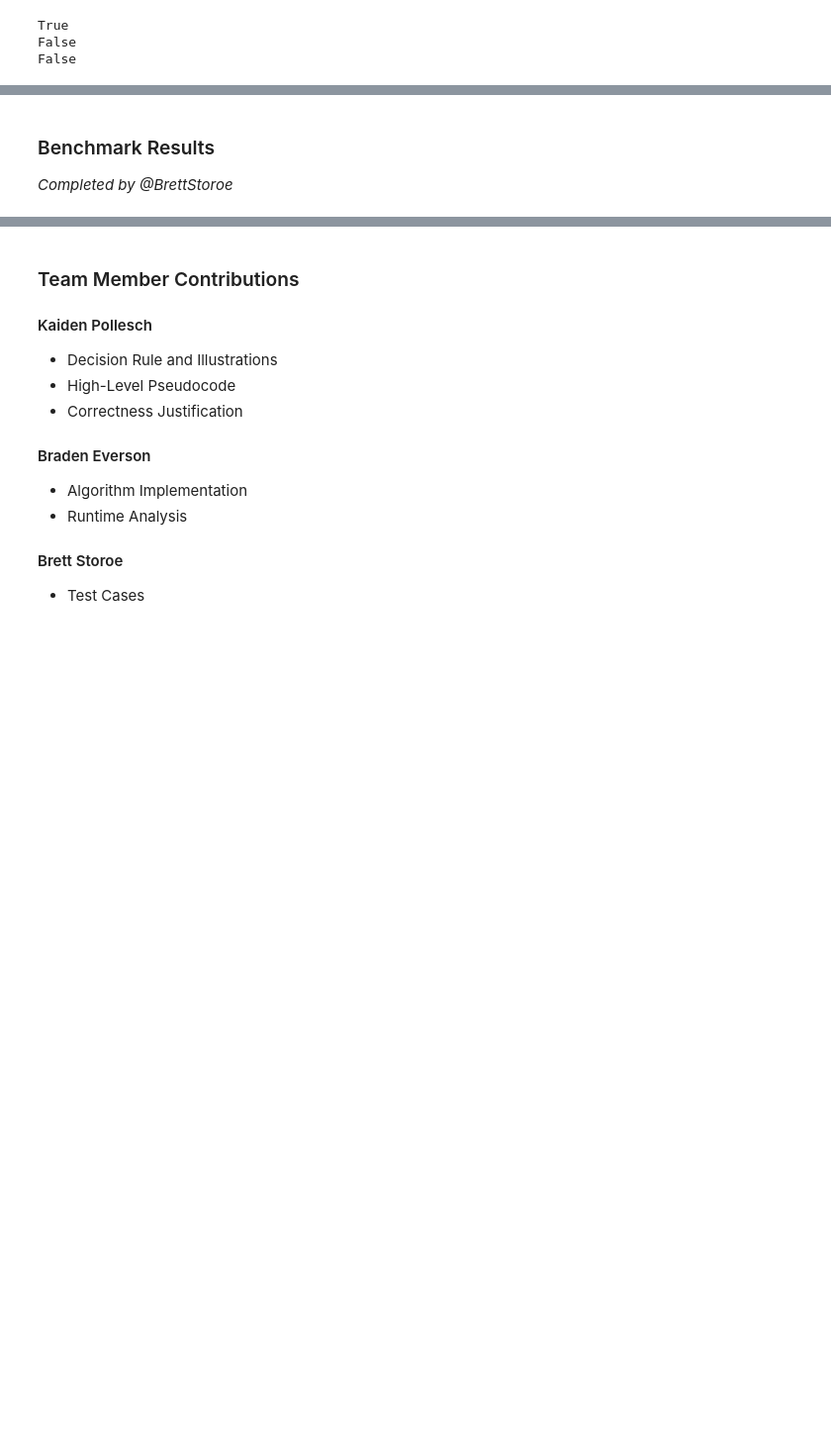
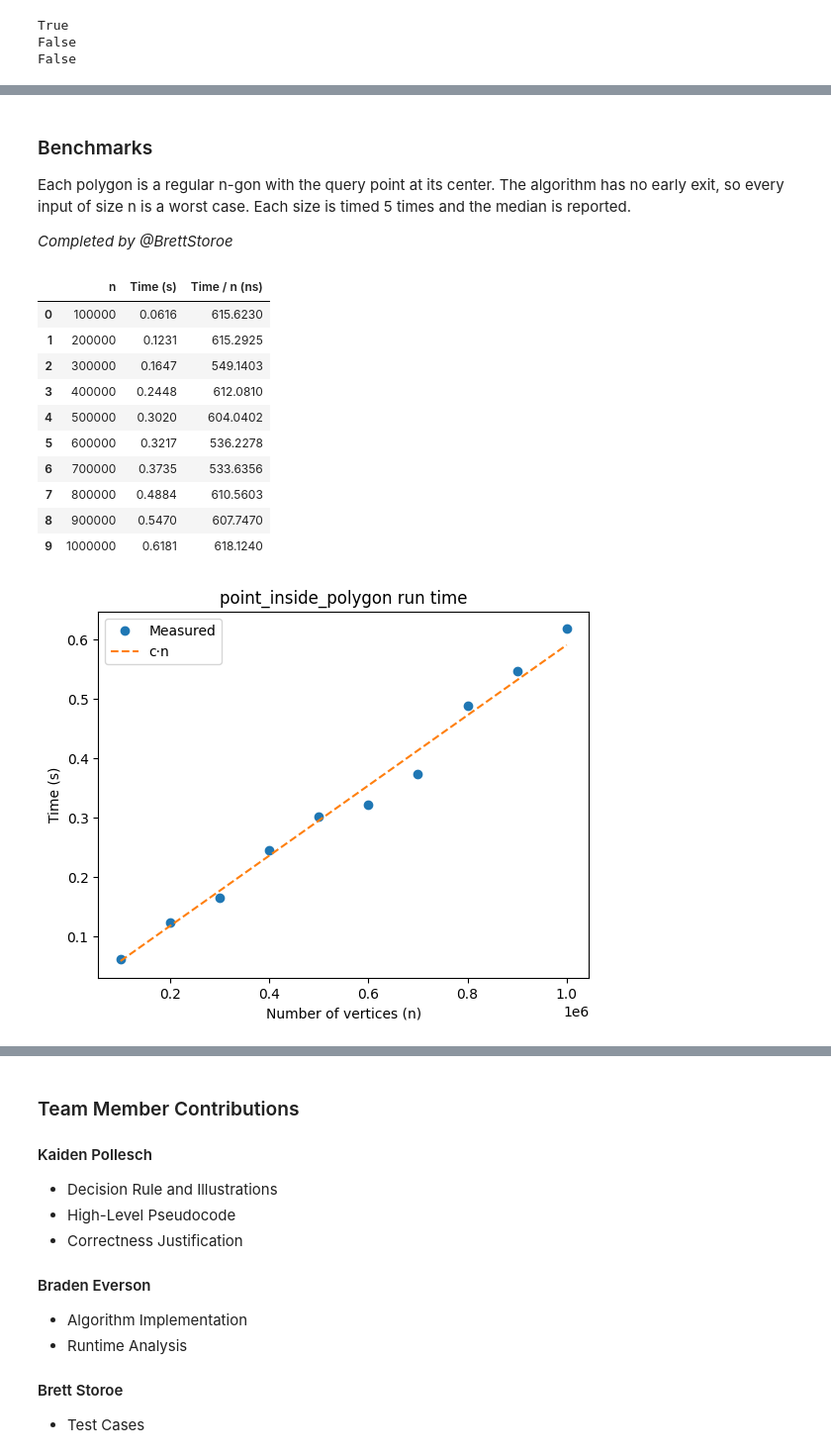
Before and after one commit to BradenEverson/csc3310_lab3_iterative_algo, a Jupyter notebook: eversonb-polleschk-storoeb_lab03.ipynb, the cells around one changed output, grey strips where cells are left out. Shown at 99% size. Drawn from its saved outputs; the diff is of its cells as text; code cells hidden in the pictures; blank space fills up the shorter version.

Commit message:
Add test cases, benchmarks, and runtime analysis

```diff
--- a/eversonb-polleschk-storoeb_lab03.ipynb
+++ b/eversonb-polleschk-storoeb_lab03.ipynb
@@ -103,10 +165,51 @@ False
 # %% [markdown]
-### Benchmark Results
+### Benchmarks
+
+Each polygon is a regular n-gon with the query point at its center. The algorithm has no early exit, so every input of size n is a worst case. Each size is timed 5 times and the median is reported.
 
 *Completed by @BrettStoroe*
 # %%
-# Benchmarking Code
-# Completed by Team Member #3
+import time
+import statistics
+import matplotlib.pyplot as plt
+
+sizes = list(range(100_000, 1_000_001, 100_000))
+times = []
+
+for n in sizes:
+    poly = regular_polygon(n)
+    runs = []
+    for _ in range(5):
+        start = time.perf_counter()
+        point_inside_polygon(poly, (0, 0))
+        runs.append(time.perf_counter() - start)
+    times.append(statistics.median(runs))
+
+results = pd.DataFrame({"n": sizes, "Time (s)": times})
+results["Time / n (ns)"] = results["Time (s)"] / results["n"] * 1e9
+display(results.round(4))
+
+slope = sum(t / n for n, t in zip(sizes, times)) / len(sizes)
+plt.plot(sizes, times, "o", label="Measured")
+plt.plot(sizes, [slope * n for n in sizes], "--", label="c·n")
+plt.xlabel("Number of vertices (n)")
+plt.ylabel("Time (s)")
+plt.title("point_inside_polygon run time")
+plt.legend()
+plt.show()
+# %% [output]
+|  | n | Time (s) | Time / n (ns) |
+| 0 | 100000 | 0.0616 | 615.6230 |
+| 1 | 200000 | 0.1231 | 615.2925 |
+| 2 | 300000 | 0.1647 | 549.1403 |
+| 3 | 400000 | 0.2448 | 612.0810 |
+| 4 | 500000 | 0.3020 | 604.0402 |
+| 5 | 600000 | 0.3217 | 536.2278 |
+| 6 | 700000 | 0.3735 | 533.6356 |
+| 7 | 800000 | 0.4884 | 610.5603 |
+| 8 | 900000 | 0.5470 | 607.7470 |
+| 9 | 1000000 | 0.6181 | 618.1240 |
+[figure, added]
 # %% [markdown]
 ### Benchmark Results
 
```
Also changed, not shown: parts of 6 cells of this notebook.
